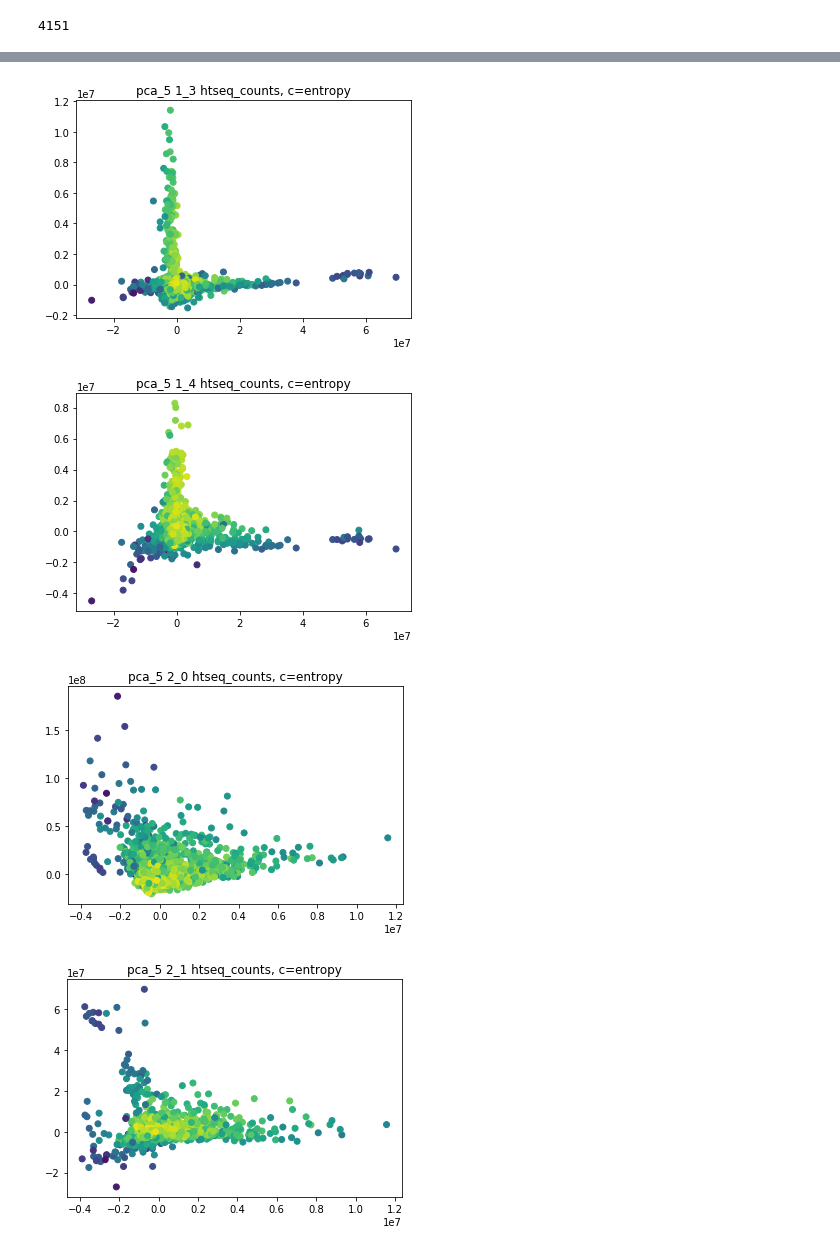
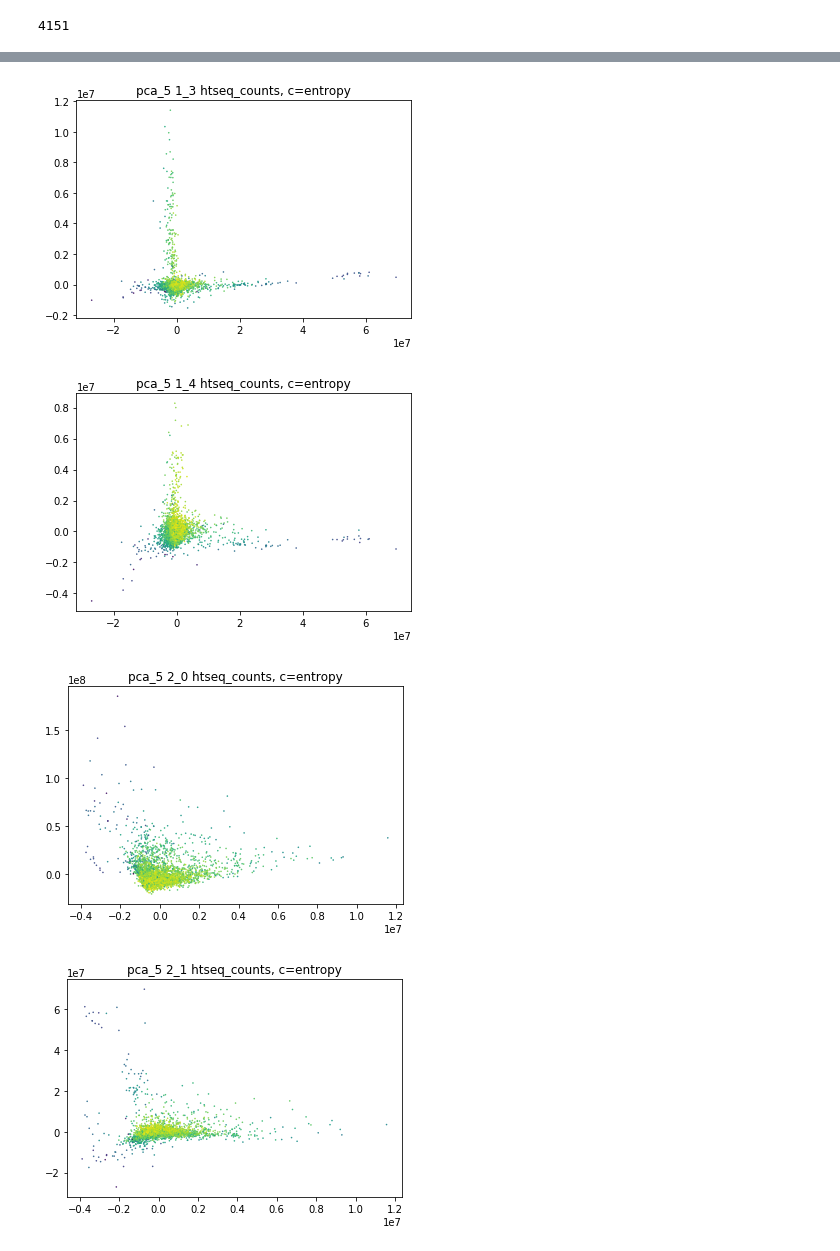
Before and after one commit to DataBiosphere/dos-gdc-lambda, a Jupyter notebook: gdc-analyze-htseq.ipynb, the cells around one changed output, grey strips where cells are left out. Saved outputs shown, nothing was run; the diff lists cells and outputs as text; code cells hidden in the pictures.

```diff
--- a/gdc-analyze-htseq.ipynb
+++ b/gdc-analyze-htseq.ipynb
@@ -200,4 +204,4 @@ def load_samples(sample):
         names=['feature', 'count'])
     return [x.count for x in list(sampledf.itertuples())]
 
-matrix = list(pmap(load_samples, public_htseq_counts, threads=32))
+%time matrix = list(pmap(load_samples, public_htseq_counts, threads=32))
@@ -210,55 +217,55 @@ from sklearn.decomposition import PCA
 pca_values = PCA(n_components=5).fit_transform(matrix)
 # %%
 plt.title('pca_5 0_1 htseq_counts, c=entropy')
-plt.scatter([x[0] for x in pca_values], [x[1] for x in pca_values], c=[se(np.array(x)) for x in matrix])
+plt.scatter([x[0] for x in pca_values], [x[1] for x in pca_values], s=0.3, c=[se(np.array(x)) for x in matrix])
 plt.show()
 plt.title('pca_5 0_2 htseq_counts, c=entropy')
 
-plt.scatter([x[0] for x in pca_values], [x[2] for x in pca_values], c=[se(np.array(x)) for x in matrix])
+plt.scatter([x[0] for x in pca_values], [x[2] for x in pca_values], s=0.3, c=[se(np.array(x)) for x in matrix])
 plt.show()
 plt.title('pca_5 0_3 htseq_counts, c=entropy')
 
-plt.scatter([x[0] for x in pca_values], [x[3] for x in pca_values], c=[se(np.array(x)) for x in matrix])
+plt.scatter([x[0] for x in pca_values], [x[3] for x in pca_values], s=0.3, c=[se(np.array(x)) for x in matrix])
 plt.show()
 plt.title('pca_5 0_4 htseq_counts, c=entropy')
 
-plt.scatter([x[0] for x in pca_values], [x[4] for x in pca_values], c=[se(np.array(x)) for x in matrix])
+plt.scatter([x[0] for x in pca_values], [x[4] for x in pca_values], s=0.3, c=[se(np.array(x)) for x in matrix])
 plt.show()
 plt.title('pca_5 1_0 htseq_counts, c=entropy')
 
-plt.scatter([x[1] for x in pca_values], [x[0] for x in pca_values], c=[se(np.array(x)) for x in matrix])
+plt.scatter([x[1] for x in pca_values], [x[0] for x in pca_values], s=0.3, c=[se(np.array(x)) for x in matrix])
 plt.show()
 plt.title('pca_5 1_2 htseq_counts, c=entropy')
 
-plt.scatter([x[1] for x in pca_values], [x[2] for x in pca_values], c=[se(np.array(x)) for x in matrix])
+plt.scatter([x[1] for x in pca_values], [x[2] for x in pca_values], s=0.3, c=[se(np.array(x)) for x in matrix])
 plt.show()
 plt.title('pca_5 1_3 htseq_counts, c=entropy')
 
-plt.scatter([x[1] for x in pca_values], [x[3] for x in pca_values], c=[se(np.array(x)) for x in matrix])
+plt.scatter([x[1] for x in pca_values], [x[3] for x in pca_values], s=0.3, c=[se(np.array(x)) for x in matrix])
 plt.show()
 plt.title('pca_5 1_4 htseq_counts, c=entropy')
 
-plt.scatter([x[1] for x in pca_values], [x[4] for x in pca_values], c=[se(np.array(x)) for x in matrix])
+plt.scatter([x[1] for x in pca_values], [x[4] for x in pca_values], s=0.3, c=[se(np.array(x)) for x in matrix])
 plt.show()
 plt.title('pca_5 2_0 htseq_counts, c=entropy')
 
-plt.scatter([x[2] for x in pca_values], [x[0] for x in pca_values], c=[se(np.array(x)) for x in matrix])
+plt.scatter([x[2] for x in pca_values], [x[0] for x in pca_values], s=0.3, c=[se(np.array(x)) for x in matrix])
 plt.show()
 plt.title('pca_5 2_1 htseq_counts, c=entropy')
 
-plt.scatter([x[2] for x in pca_values], [x[1] for x in pca_values], c=[se(np.array(x)) for x in matrix])
+plt.scatter([x[2] for x in pca_values], [x[1] for x in pca_values], s=0.3, c=[se(np.array(x)) for x in matrix])
 plt.show()
 plt.title('pca_5 2_3 htseq_counts, c=entropy')
 
-plt.scatter([x[2] for x in pca_values], [x[3] for x in pca_values], c=[se(np.array(x)) for x in matrix])
+plt.scatter([x[2] for x in pca_values], [x[3] for x in pca_values], s=0.3, c=[se(np.array(x)) for x in matrix])
 plt.show()
 plt.title('pca_5 2_4 htseq_counts, c=entropy')
 
-plt.scatter([x[2] for x in pca_values], [x[4] for x in pca_values], c=[se(np.array(x)) for x in matrix])
+plt.scatter([x[2] for x in pca_values], [x[4] for x in pca_values], s=0.3, c=[se(np.array(x)) for x in matrix])
 plt.show()
 plt.title('pca_5 3_0 htseq_counts, c=entropy')
 
-plt.scatter([x[3] for x in pca_values], [x[0] for x in pca_values], c=[se(np.array(x)) for x in matrix])
+plt.scatter([x[3] for x in pca_values], [x[0] for x in pca_values], s=0.3, c=[se(np.array(x)) for x in matrix])
 plt.show()
 plt.title('pca_5 3_1 htseq_counts, c=entropy')
 
@@ -298,4 +305,4 @@ plt.show()
-[figure, old version]
+[figure, new version]
-[figure, old version]
+[figure, new version]
-[figure, old version]
+[figure, new version]
-[figure, old version]
+[figure, new version]
```
Also changed, not shown: parts of 32 cells of this notebook.
